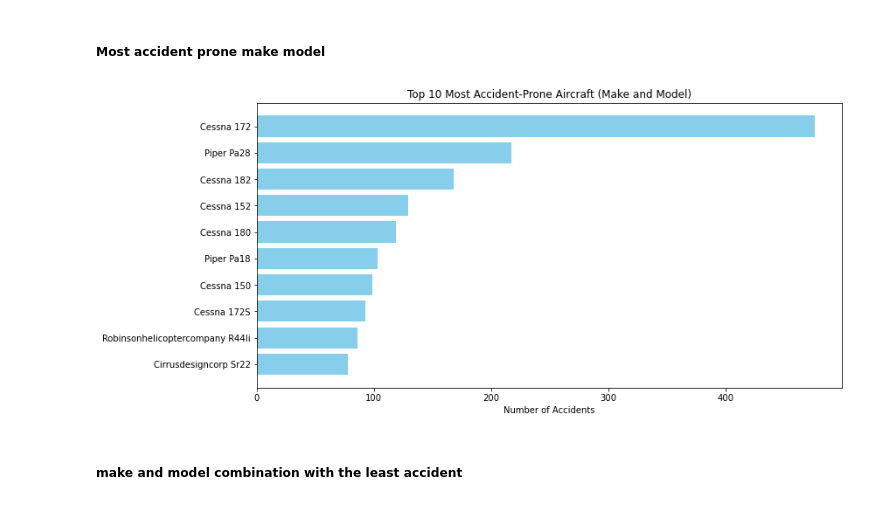
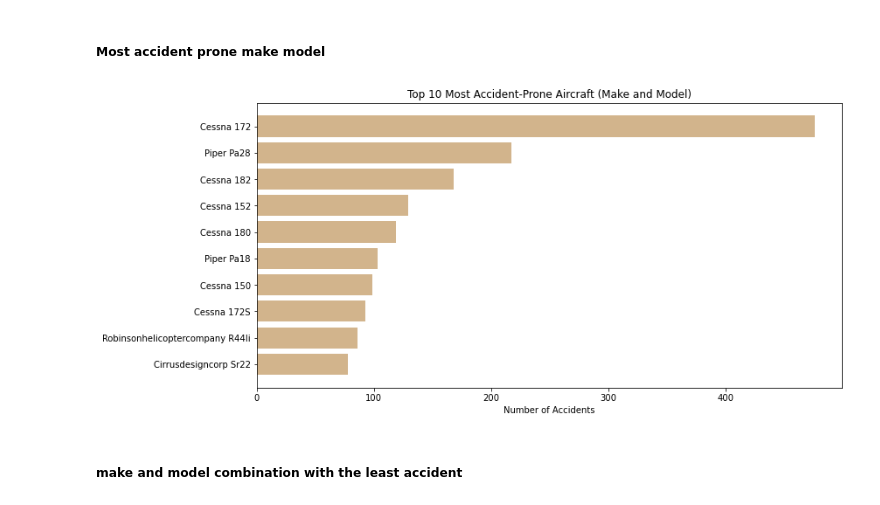
Before and after one commit to Hafsa-mohamed-Ad3n/Evaluating-Low-Risk-Aircraft-for-Growth-in-Aviation-Ventures, a Jupyter notebook: aviation.ipynb, the cells around one changed output. Drawn from its saved outputs; the diff is of its cells as text; code cells hidden in the pictures.

```diff
--- a/aviation.ipynb
+++ b/aviation.ipynb
@@ -489,22 +489,22 @@ See the caveats in the documentation: https://pandas.pydata.org/pandas-docs/stab
 # %%
 
 # new column 'Risk_Level'
 make_model_counts['make_model_accident_Risk_Level'] = make_model_counts['Accident_Count'].apply(lambda x: 'High Risk' if x > 10 else 'Low Risk')
 
 # top 10 most accident-prone Make-Model combinations
 make_model_counts.head(10)
 
 # bar chart for top 10 Make-Model combinations
 top_10 = make_model_counts.head(10)
 
 plt.figure(figsize=(12, 6))
-plt.barh(top_10['Make'] + " " + top_10['Model'], top_10['Accident_Count'], color='skyblue')
+plt.barh(top_10['Make'] + " " + top_10['Model'], top_10['Accident_Count'], color='tan')
 plt.xlabel('Number of Accidents')
 plt.title('Top 10 Most Accident-Prone Aircraft (Make and Model)')
 plt.gca().invert_yaxis()  # Highest values on top
 plt.show()
 # %% [output]
-[figure, old version]
+[figure, new version]
 # %% [markdown]
 ##### make and model combination with the least accident
 # %%
```
Also changed, not shown: parts of 24 cells of this notebook, 2 other files.
